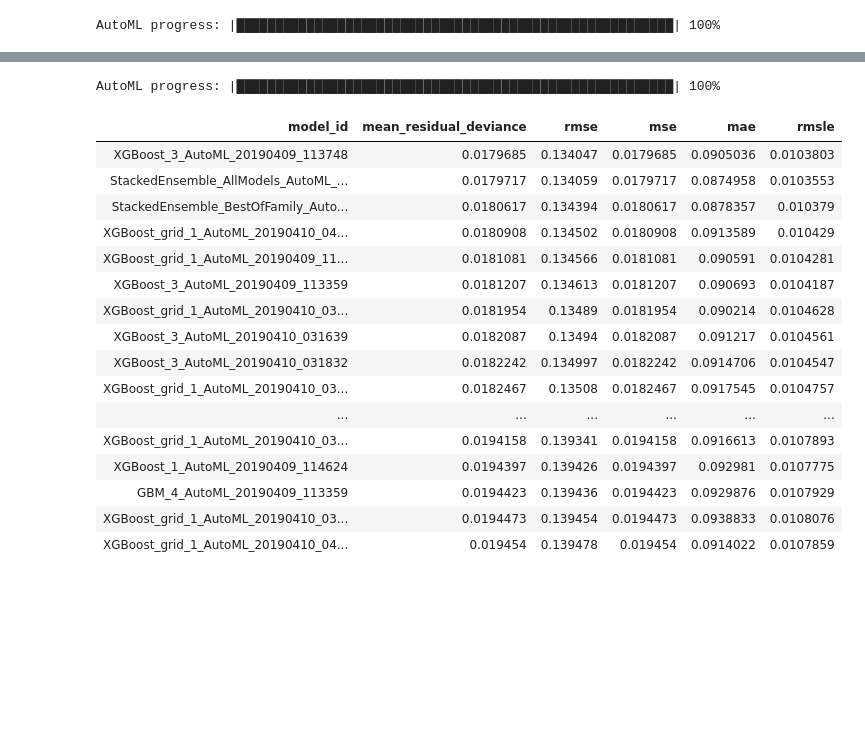
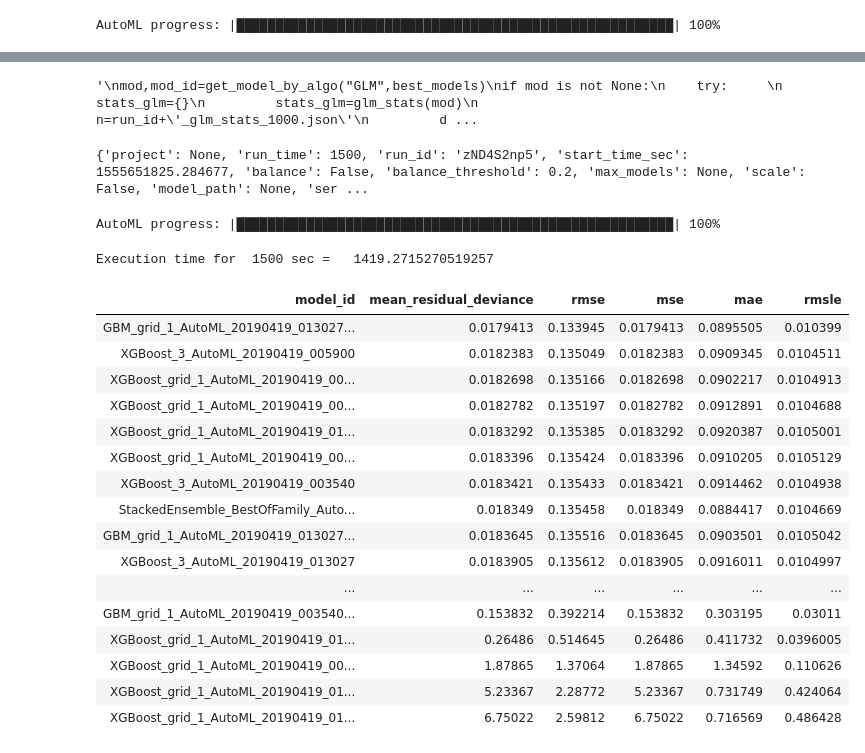
Before and after one commit to INFO6105-Spring19/hyperparameter-db-project-ds06, a Jupyter notebook: HyperparameterDB1.ipynb, the cells around one changed output, grey strips where cells are left out. Drawn from its saved outputs; the diff is of its cells as text; code cells hidden in the pictures; blank space fills up the shorter version.

```diff
--- a/HyperparameterDB1.ipynb
+++ b/HyperparameterDB1.ipynb
@@ -533,11 +567,20 @@ Parse progress: |█████████████████████
 # %%
 target='SalePrice'
 data_file='training'
-run_id='SOME_ID_20190407_221529' # Just some arbitrary ID
-server_path='./Users/apurvasalvi/Desktop/Spring\ 2019/Git\ Repository/hyperparameter-db-project-ds06/.'
+run_id=alphabet(9)# Just some arbitrary ID
+server_path=None
 classification=True
 scale=False
 max_models=None
 balance_y=False # balance_classes=balance_y
 balance_threshold=0.2
 project ="automl_test"  # project_name = project
+analysis=0
+data_path=None
+model_path=None
+run_time = 500
+name=None
+nthreads=1
+analysis=0
+min_mem_size=6
+run_dir =None
@@ -1181,0 +1417,23 @@ if mod is not None:
+# %%
+# GLM
+'''
+mod,mod_id=get_model_by_algo("GLM",best_models)
+if mod is not None:
+    try:
+         stats_glm={}
+         stats_glm=glm_stats(mod)
+         n=run_id+'_glm_stats_1000.json'
+         dict_to_json(stats_glm,n)
+         print(stats_glm)
+    except:
+         pass
+
+         '''
+# %% [output]
+'\nmod,mod_id=get_model_by_algo("GLM",best_models)\nif mod is not None:\n    try:     \n         stats_glm={}\n         stats_glm=glm_stats(mod)\n         n=run_id+\'_glm_stats_1000.json\'\n         d ...
+# %%
+run_time = 1500
+meta_data =set_meta_data(analysis, run_id,server_path,data_path,model_path,run_time,scale,max_models,balance_y,balance_threshold,name,run_dir,nthreads,min_mem_size)
+print(meta_data)
+# %% [output]
+{'project': None, 'run_time': 1500, 'run_id': 'zND4S2np5', 'start_time_sec': 1555651825.284677, 'balance': False, 'balance_threshold': 0.2, 'max_models': None, 'scale': False, 'model_path': None, 'ser ...
@@ -1186,24 +1448,30 @@ aml_1500.train(x=X,
            training_frame=training)
 # %% [output]
 AutoML progress: |████████████████████████████████████████████████████████| 100%
+# %%
+execution_time =  time.time() - model_start_time
+meta_data['model_execution_time_sec'] = execution_time
+print("Execution time for ", run_time,"sec =  ",meta_data['model_execution_time_sec'])
+# %% [output]
+Execution time for  1500 sec =   1419.2715270519257
 # %%
 leaderboard_1500 = aml_1500.leaderboard
-leaderboard_1500.head(75)
+leaderboard_1500.head(100)
 # %% [output]
 | model_id | mean_residual_deviance | rmse | mse | mae | rmsle |
-| XGBoost_3_AutoML_20190409_113748 | 0.0179685 | 0.134047 | 0.0179685 | 0.0905036 | 0.0103803 |
-| StackedEnsemble_AllModels_AutoML_... | 0.0179717 | 0.134059 | 0.0179717 | 0.0874958 | 0.0103553 |
-| StackedEnsemble_BestOfFamily_Auto... | 0.0180617 | 0.134394 | 0.0180617 | 0.0878357 | 0.010379 |
-| XGBoost_grid_1_AutoML_20190410_04... | 0.0180908 | 0.134502 | 0.0180908 | 0.0913589 | 0.010429 |
-| XGBoost_grid_1_AutoML_20190409_11... | 0.0181081 | 0.134566 | 0.0181081 | 0.090591 | 0.0104281 |
-| XGBoost_3_AutoML_20190409_113359 | 0.0181207 | 0.134613 | 0.0181207 | 0.090693 | 0.0104187 |
-| XGBoost_grid_1_AutoML_20190410_03... | 0.0181954 | 0.13489 | 0.0181954 | 0.090214 | 0.0104628 |
-| XGBoost_3_AutoML_20190410_031639 | 0.0182087 | 0.13494 | 0.0182087 | 0.091217 | 0.0104561 |
-| XGBoost_3_AutoML_20190410_031832 | 0.0182242 | 0.134997 | 0.0182242 | 0.0914706 | 0.0104547 |
-| XGBoost_grid_1_AutoML_20190410_03... | 0.0182467 | 0.13508 | 0.0182467 | 0.0917545 | 0.0104757 |
+| GBM_grid_1_AutoML_20190419_013027... | 0.0179413 | 0.133945 | 0.0179413 | 0.0895505 | 0.010399 |
+| XGBoost_3_AutoML_20190419_005900 | 0.0182383 | 0.135049 | 0.0182383 | 0.0909345 | 0.0104511 |
+| XGBoost_grid_1_AutoML_20190419_00... | 0.0182698 | 0.135166 | 0.0182698 | 0.0902217 | 0.0104913 |
+| XGBoost_grid_1_AutoML_20190419_00... | 0.0182782 | 0.135197 | 0.0182782 | 0.0912891 | 0.0104688 |
+| XGBoost_grid_1_AutoML_20190419_01... | 0.0183292 | 0.135385 | 0.0183292 | 0.0920387 | 0.0105001 |
+| XGBoost_grid_1_AutoML_20190419_00... | 0.0183396 | 0.135424 | 0.0183396 | 0.0910205 | 0.0105129 |
+| XGBoost_3_AutoML_20190419_003540 | 0.0183421 | 0.135433 | 0.0183421 | 0.0914462 | 0.0104938 |
+| StackedEnsemble_BestOfFamily_Auto... | 0.018349 | 0.135458 | 0.018349 | 0.0884417 | 0.0104669 |
+| GBM_grid_1_AutoML_20190419_013027... | 0.0183645 | 0.135516 | 0.0183645 | 0.0903501 | 0.0105042 |
+| XGBoost_3_AutoML_20190419_013027 | 0.0183905 | 0.135612 | 0.0183905 | 0.0916011 | 0.0104997 |
 | ... | ... | ... | ... | ... | ... |
-| XGBoost_grid_1_AutoML_20190410_03... | 0.0194158 | 0.139341 | 0.0194158 | 0.0916613 | 0.0107893 |
-| XGBoost_1_AutoML_20190409_114624 | 0.0194397 | 0.139426 | 0.0194397 | 0.092981 | 0.0107775 |
-| GBM_4_AutoML_20190409_113359 | 0.0194423 | 0.139436 | 0.0194423 | 0.0929876 | 0.0107929 |
-| XGBoost_grid_1_AutoML_20190410_03... | 0.0194473 | 0.139454 | 0.0194473 | 0.0938833 | 0.0108076 |
-| XGBoost_grid_1_AutoML_20190410_04... | 0.019454 | 0.139478 | 0.019454 | 0.0914022 | 0.0107859 |
+| GBM_grid_1_AutoML_20190419_003540... | 0.153832 | 0.392214 | 0.153832 | 0.303195 | 0.03011 |
+| XGBoost_grid_1_AutoML_20190419_01... | 0.26486 | 0.514645 | 0.26486 | 0.411732 | 0.0396005 |
+| XGBoost_grid_1_AutoML_20190419_00... | 1.87865 | 1.37064 | 1.87865 | 1.34592 | 0.110626 |
+| XGBoost_grid_1_AutoML_20190419_01... | 5.23367 | 2.28772 | 5.23367 | 0.731749 | 0.424064 |
+| XGBoost_grid_1_AutoML_20190419_01... | 6.75022 | 2.59812 | 6.75022 | 0.716569 | 0.486428 |
```
Also changed, not shown: parts of 177 cells of this notebook, 40 other files.
